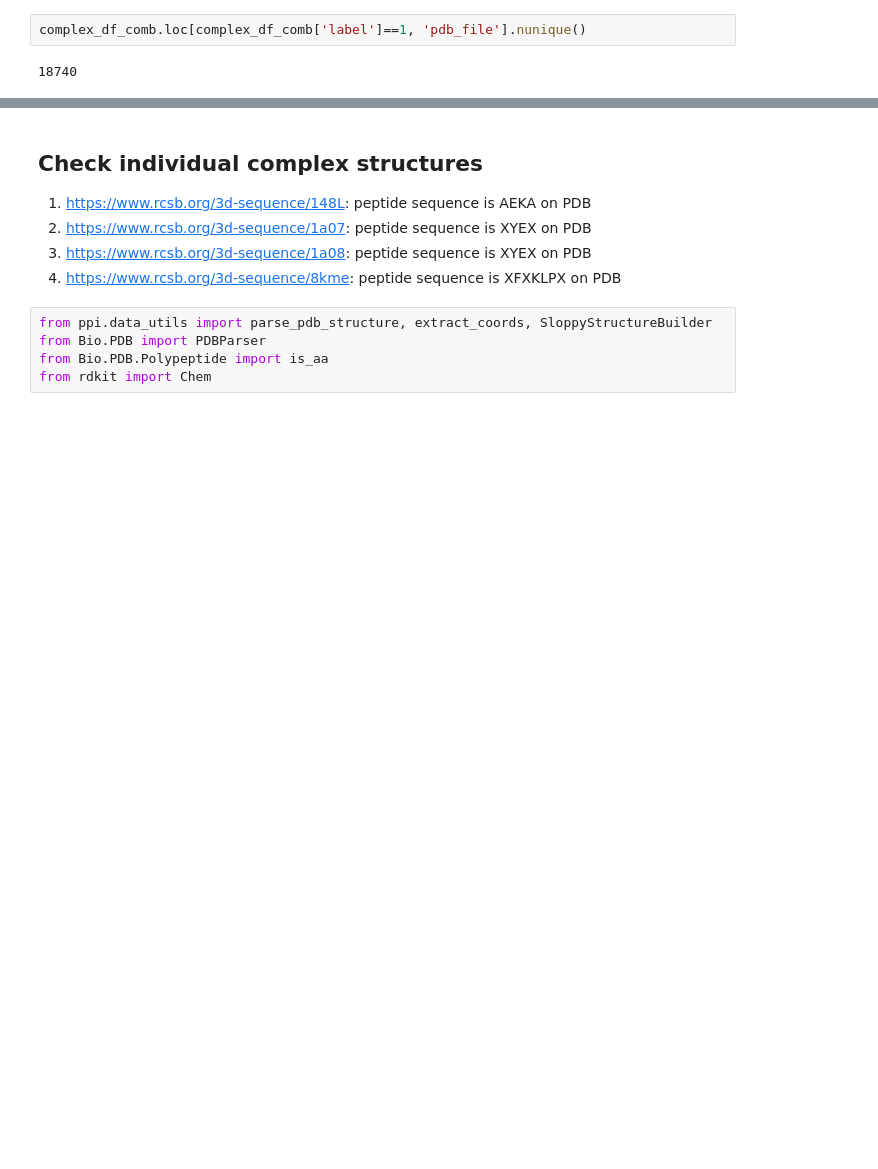
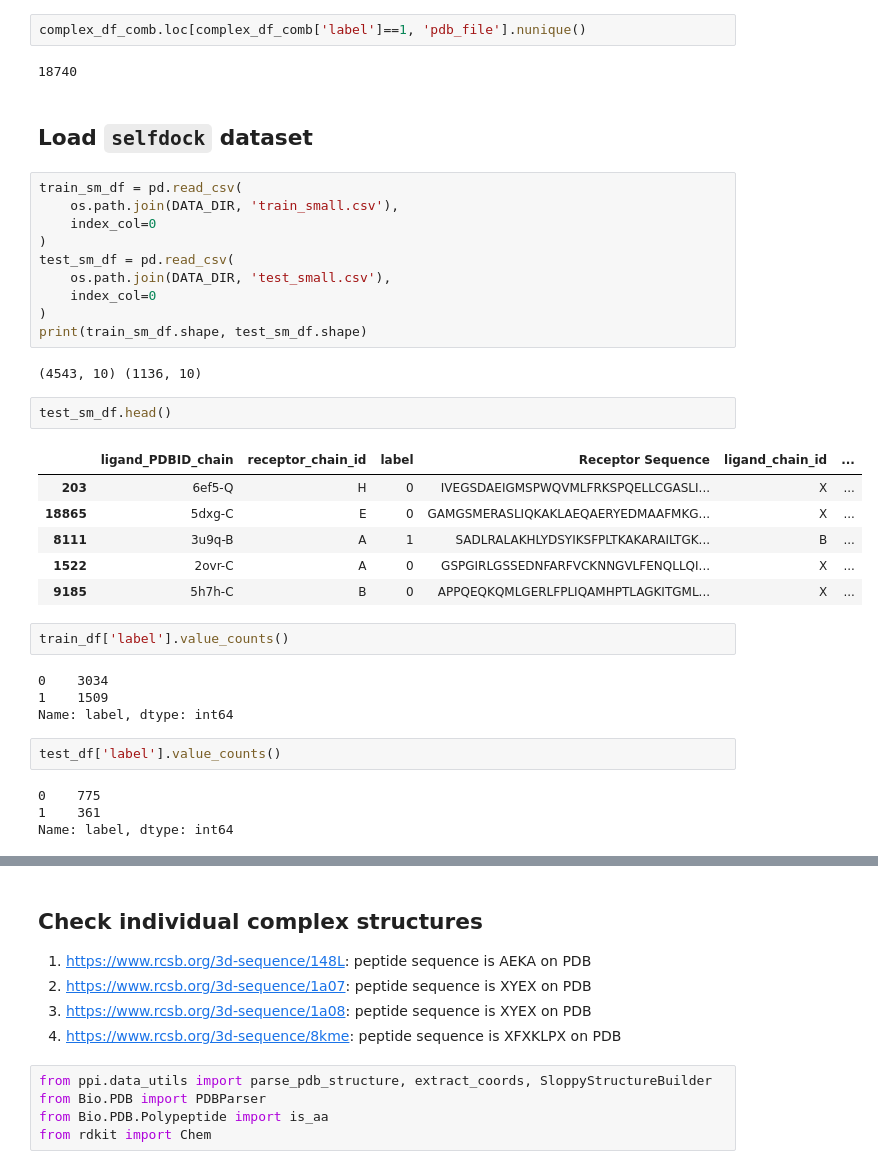
Before and after one commit to aws-samples/eggnet-equivariant-graph-of-graph-neural-network, a Jupyter notebook: Explore_Propedia.ipynb, the cells around one changed output, grey strips where cells are left out. Saved outputs shown, nothing was run; the diff lists cells and outputs as text; blank space fills up the shorter version.

```diff
--- a/Explore_Propedia.ipynb
+++ b/Explore_Propedia.ipynb
@@ -689,3 +693,38 @@ Name: cluster_center, Length: 392, dtype: int64
 complex_df_comb.loc[complex_df_comb['label']==1, 'pdb_file'].nunique()
 # %% [output]
 18740
+# %% [markdown]
+## Load `selfdock` dataset
+# %%
+train_sm_df = pd.read_csv(
+    os.path.join(DATA_DIR, 'train_small.csv'),
+    index_col=0
+)
+test_sm_df = pd.read_csv(
+    os.path.join(DATA_DIR, 'test_small.csv'),
+    index_col=0
+)
+print(train_sm_df.shape, test_sm_df.shape)
+# %% [output]
+(4543, 10) (1136, 10)
+# %%
+test_sm_df.head()
+# %% [output]
+|  | ligand_PDBID_chain | receptor_chain_id | label | Receptor Sequence | ligand_chain_id | ... |
+| 203 | 6ef5-Q | H | 0 | IVEGSDAEIGMSPWQVMLFRKSPQELLCGASLI... | X | ... |
+| 18865 | 5dxg-C | E | 0 | GAMGSMERASLIQKAKLAEQAERYEDMAAFMKG... | X | ... |
+| 8111 | 3u9q-B | A | 1 | SADLRALAKHLYDSYIKSFPLTKAKARAILTGK... | B | ... |
+| 1522 | 2ovr-C | A | 0 | GSPGIRLGSSEDNFARFVCKNNGVLFENQLLQI... | X | ... |
+| 9185 | 5h7h-C | B | 0 | APPQEQKQMLGERLFPLIQAMHPTLAGKITGML... | X | ... |
+# %%
+train_df['label'].value_counts()
+# %% [output]
+0    3034
+1    1509
+Name: label, dtype: int64
+# %%
+test_df['label'].value_counts()
+# %% [output]
+0    775
+1    361
+Name: label, dtype: int64
```
Also changed, not shown: parts of 14 cells of this notebook, 1 other file.
